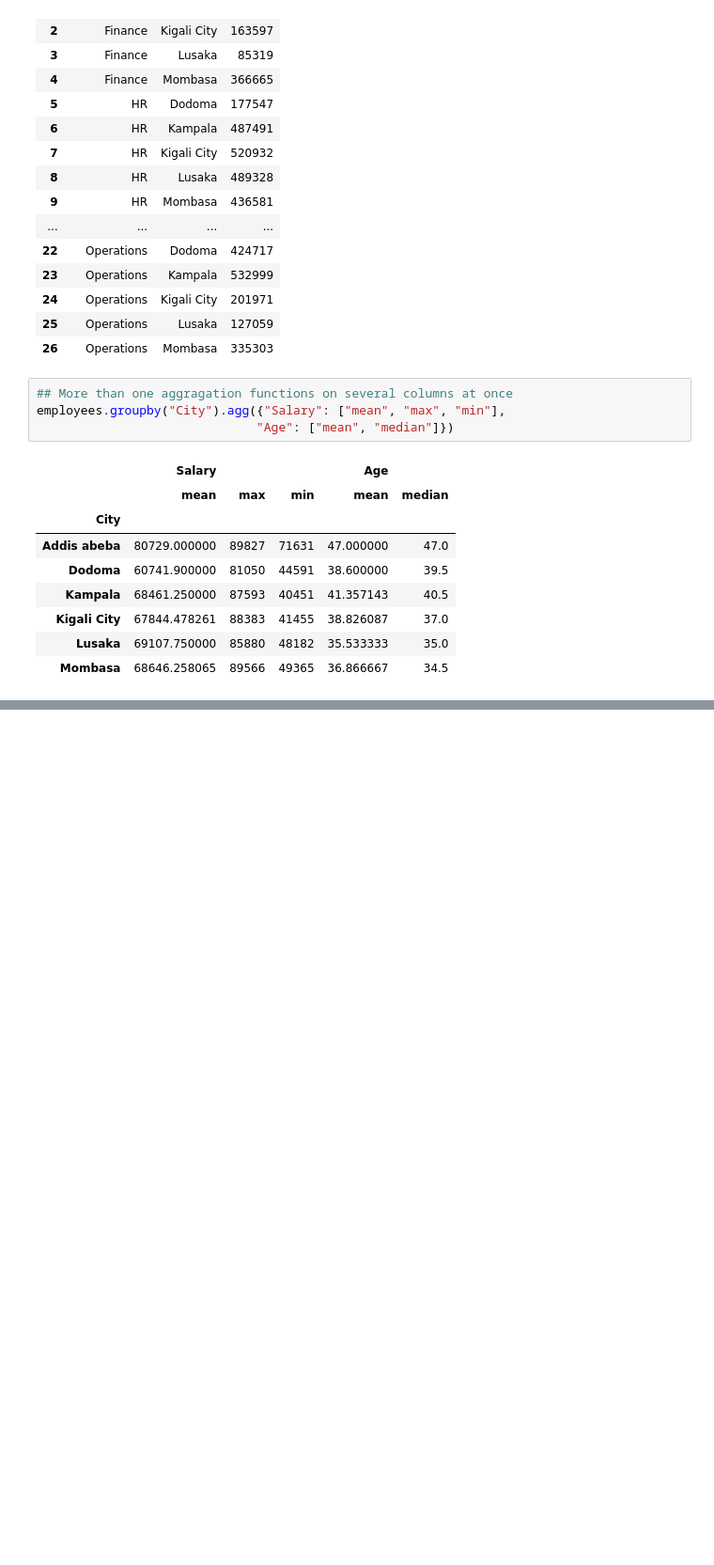
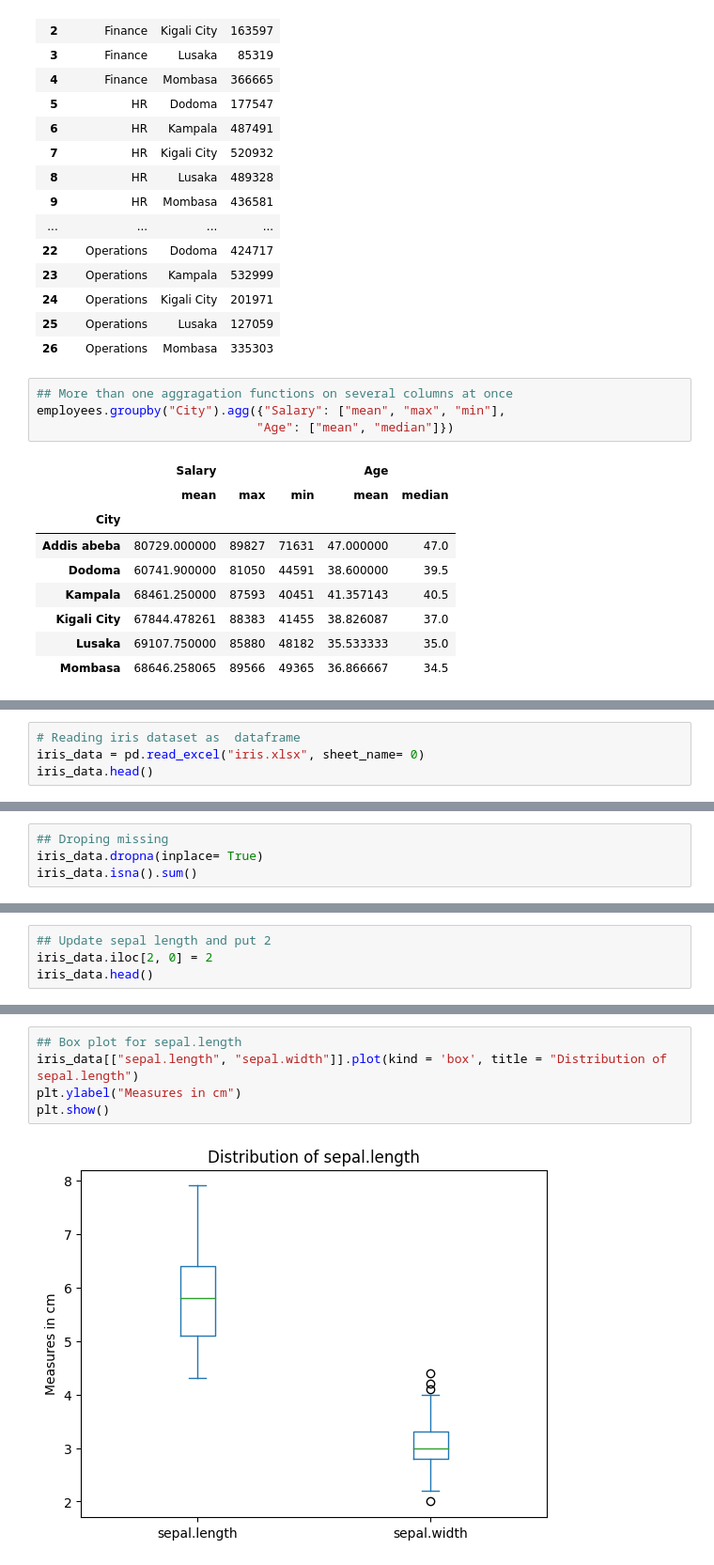
Before and after one commit to UWINTWALI/Datascience-course, a Jupyter notebook: lecture1_python_variables.ipynb, the cells around one changed output, grey strips where cells are left out. Shown at 94% size. Cells and saved outputs as stored; diff of their text form; blank space fills up the shorter version.

Commit message:
data claning, visualizations and scaling

```diff
--- a/lecture1_python_variables.ipynb
+++ b/lecture1_python_variables.ipynb
@@ -2773,0 +3276,4 @@ myvar = 3.5
+# %%
+# Reading iris dataset as  dataframe
+iris_data = pd.read_excel("iris.xlsx", sheet_name= 0)
+iris_data.head()
@@ -2773,0 +3297,4 @@ myvar = 3.5
+# %%
+## Droping missing
+iris_data.dropna(inplace= True)
+iris_data.isna().sum()
@@ -2773,0 +3326,4 @@ myvar = 3.5
+# %%
+## Update sepal length and put 2
+iris_data.iloc[2, 0] = 2
+iris_data.head()
@@ -2773,0 +3337,7 @@ myvar = 3.5
+# %%
+## Box plot for sepal.length
+iris_data[["sepal.length", "sepal.width"]].plot(kind = 'box', title = "Distribution of sepal.length")
+plt.ylabel("Measures in cm")
+plt.show()
+# %% [output]
+[figure, added]
```
Also changed, not shown: parts of 158 cells of this notebook, 11 other files.
